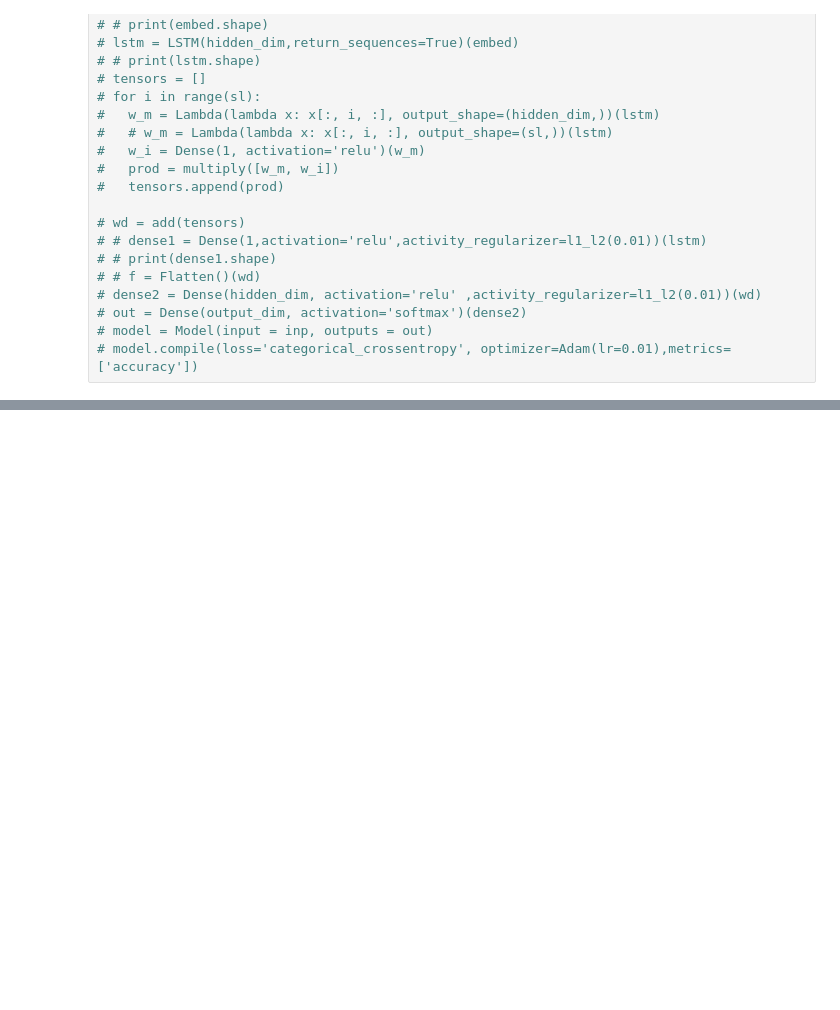
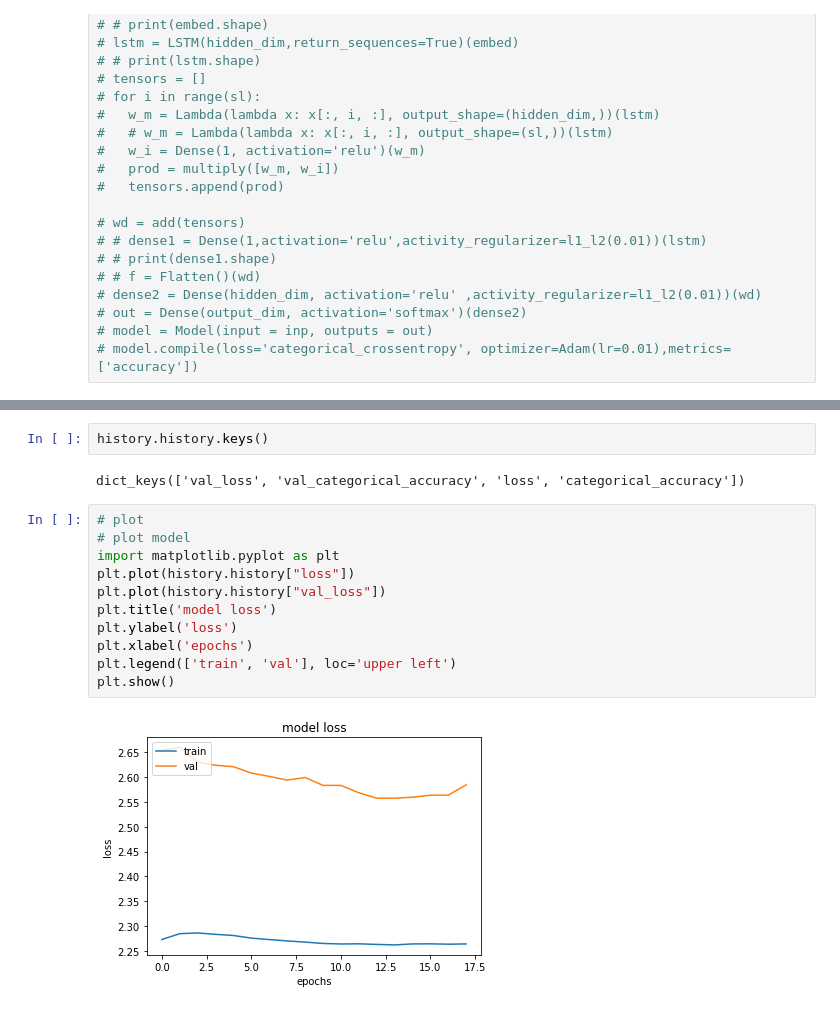
Before and after one commit to QuickLearner171998/Weighted-RNN-for-News-Text-Classification, a Jupyter notebook: WRNN_News_Text_Classification.ipynb, the cells around one changed output, grey strips where cells are left out. Drawn from its saved outputs; the diff is of its cells as text; blank space fills up the shorter version.

```diff
--- a/WRNN_News_Text_Classification.ipynb
+++ b/WRNN_News_Text_Classification.ipynb
@@ -304,0 +298,17 @@ KeyboardInterrupt: ignored
+# %%
+history.history.keys()
+# %% [output]
+dict_keys(['val_loss', 'val_categorical_accuracy', 'loss', 'categorical_accuracy'])
+# %%
+# plot
+# plot model
+import matplotlib.pyplot as plt
+plt.plot(history.history["loss"])
+plt.plot(history.history["val_loss"])
+plt.title('model loss')
+plt.ylabel('loss')
+plt.xlabel('epochs')
+plt.legend(['train', 'val'], loc='upper left')
+plt.show()
+# %% [output]
+[figure, added]
```
Also changed, not shown: parts of 7 cells of this notebook.
